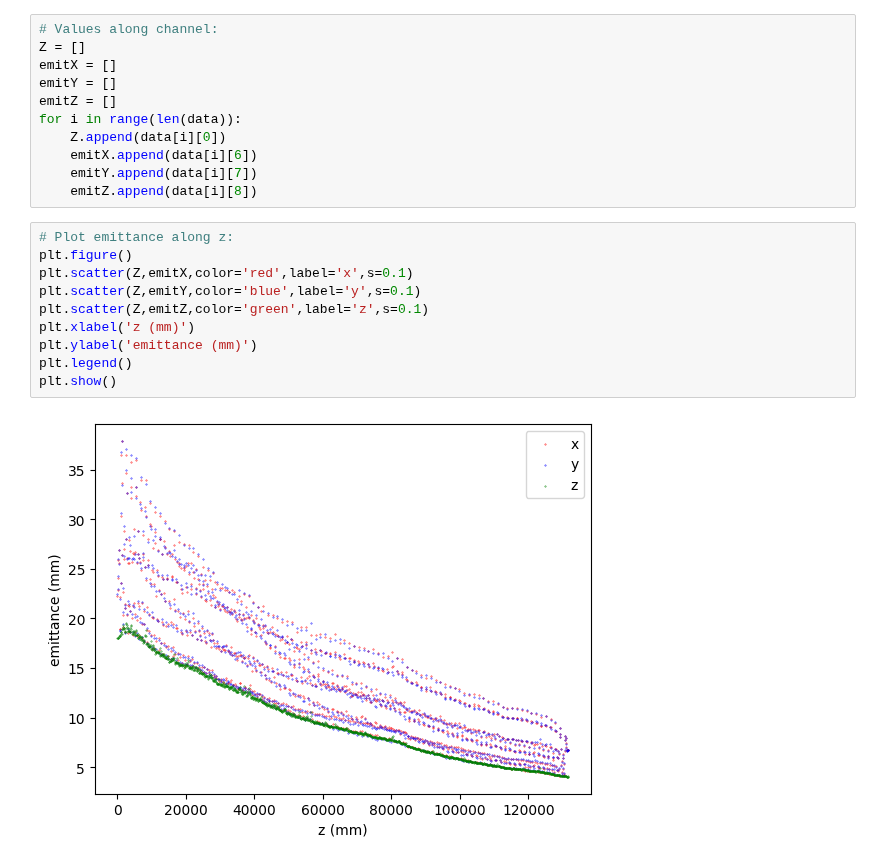
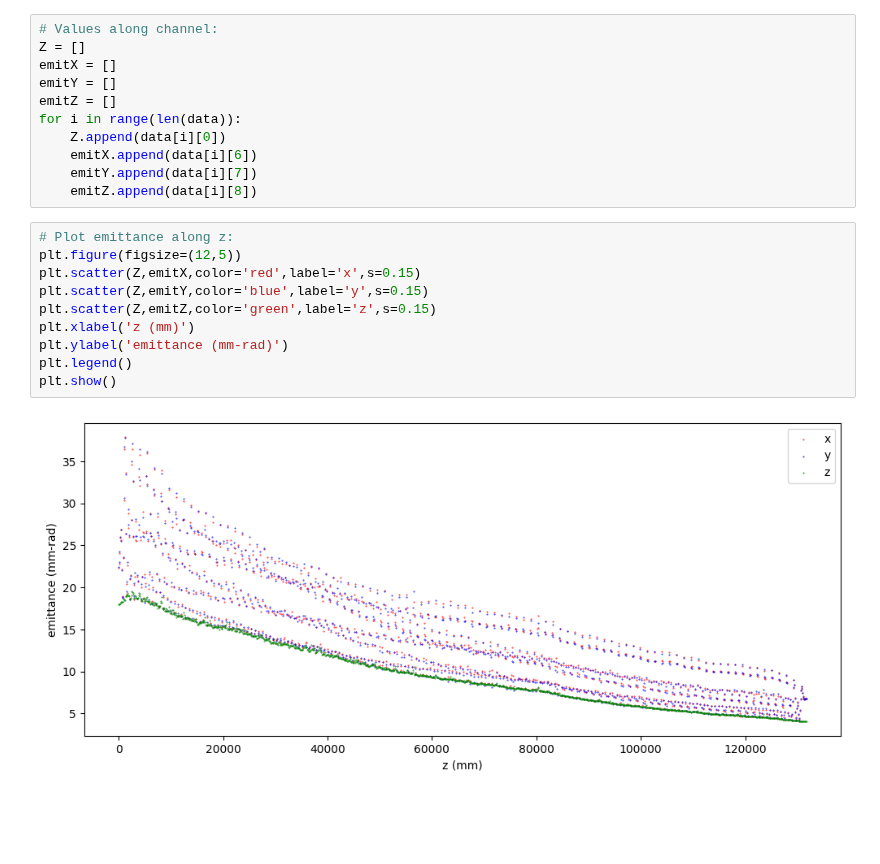
Before and after one commit to criggall/muon-cooling, a Jupyter notebook: plot-beam-profile.ipynb, the cells around one changed output. Cells and saved outputs as stored; diff of their text form; blank space fills up the shorter version.

Commit message:
Plotting beam profile

```diff
--- a/plot-beam-profile.ipynb
+++ b/plot-beam-profile.ipynb
@@ -19,13 +19,13 @@ for i in range(len(data)):
     emitZ.append(data[i][8])
 # %%
 # Plot emittance along z:
-plt.figure()
-plt.scatter(Z,emitX,color='red',label='x',s=0.1)
-plt.scatter(Z,emitY,color='blue',label='y',s=0.1)
-plt.scatter(Z,emitZ,color='green',label='z',s=0.1)
+plt.figure(figsize=(12,5))
+plt.scatter(Z,emitX,color='red',label='x',s=0.15)
+plt.scatter(Z,emitY,color='blue',label='y',s=0.15)
+plt.scatter(Z,emitZ,color='green',label='z',s=0.15)
 plt.xlabel('z (mm)')
-plt.ylabel('emittance (mm)')
+plt.ylabel('emittance (mm-rad)')
 plt.legend()
 plt.show()
 # %% [output]
-[figure, old version]
+[figure, new version]
```
Also changed, not shown: parts of 1 cell of this notebook.
